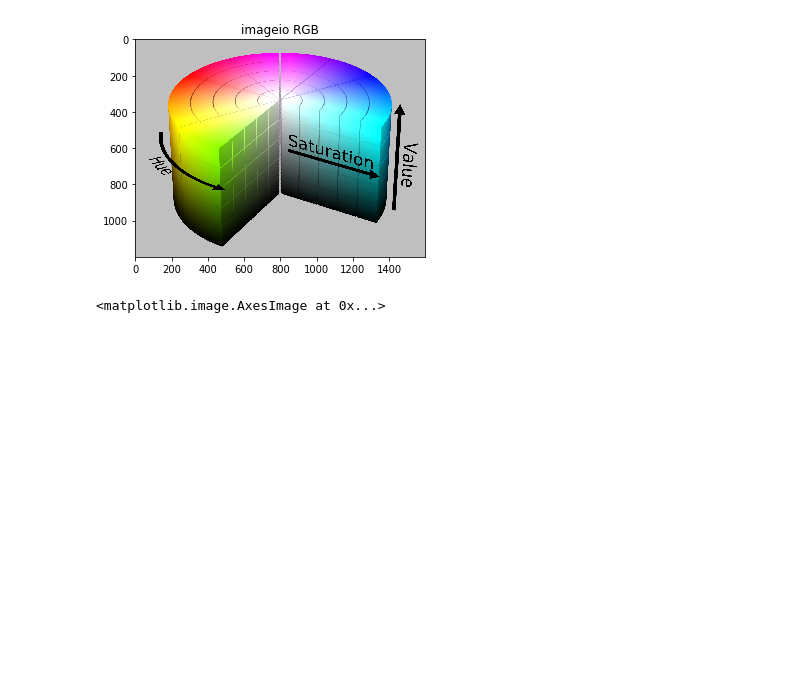
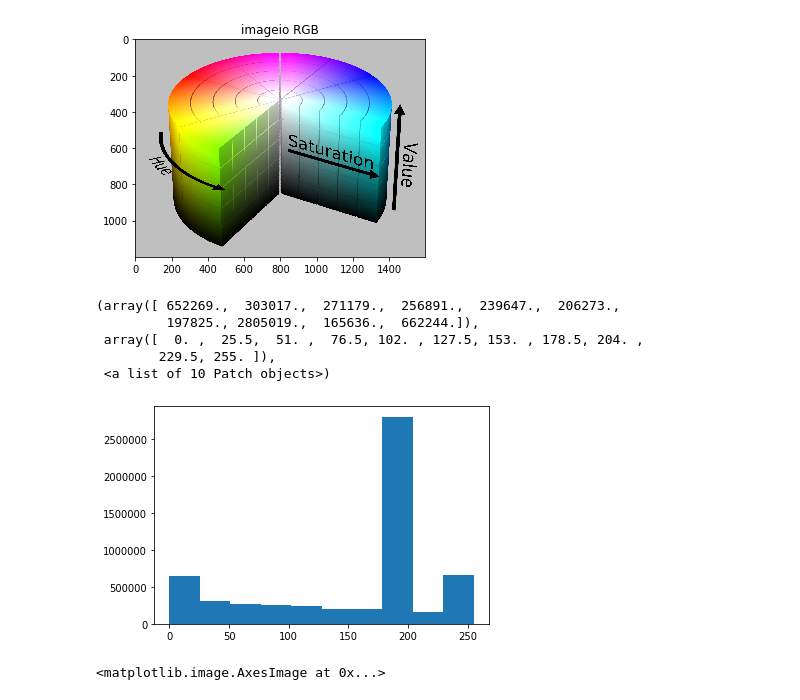
Before and after one commit to yongduek/cvip, a Jupyter notebook: image-load.ipynb, the cells around one changed output. Drawn from its saved outputs; the diff is of its cells as text; code cells hidden in the pictures; blank space fills up the shorter version.

Commit message:
histogram

```diff
--- a/image-load.ipynb
+++ b/image-load.ipynb
@@ -26,6 +26,15 @@ plt.pause(2)
 # %% [output]
 imageio.imread():  <class 'imageio.core.util.Array'>  a subclass of np.ndarray
 [figure]
+# %%
+plt.hist(imio.ravel()) # histogram of total pixels
+# %% [output]
+(array([ 652269.,  303017.,  271179.,  256891.,  239647.,  206273.,
+         197825., 2805019.,  165636.,  662244.]),
+ array([  0. ,  25.5,  51. ,  76.5, 102. , 127.5, 153. , 178.5, 204. ,
+        229.5, 255. ]),
+ <a list of 10 Patch objects>)
+[figure, added]
 # %%
 # pure numpy array
 ii = np.asarray (imio)
```
Also changed, not shown: parts of 5 cells of this notebook, 2 other files.
